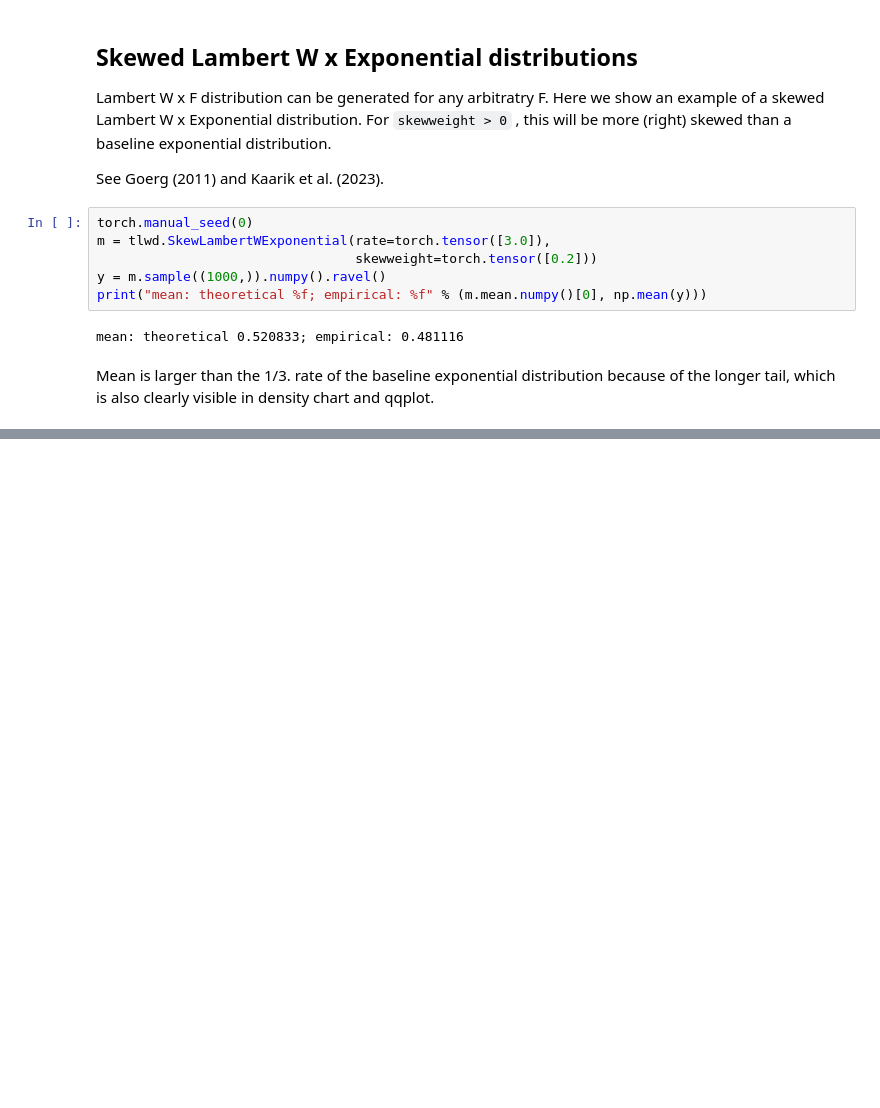
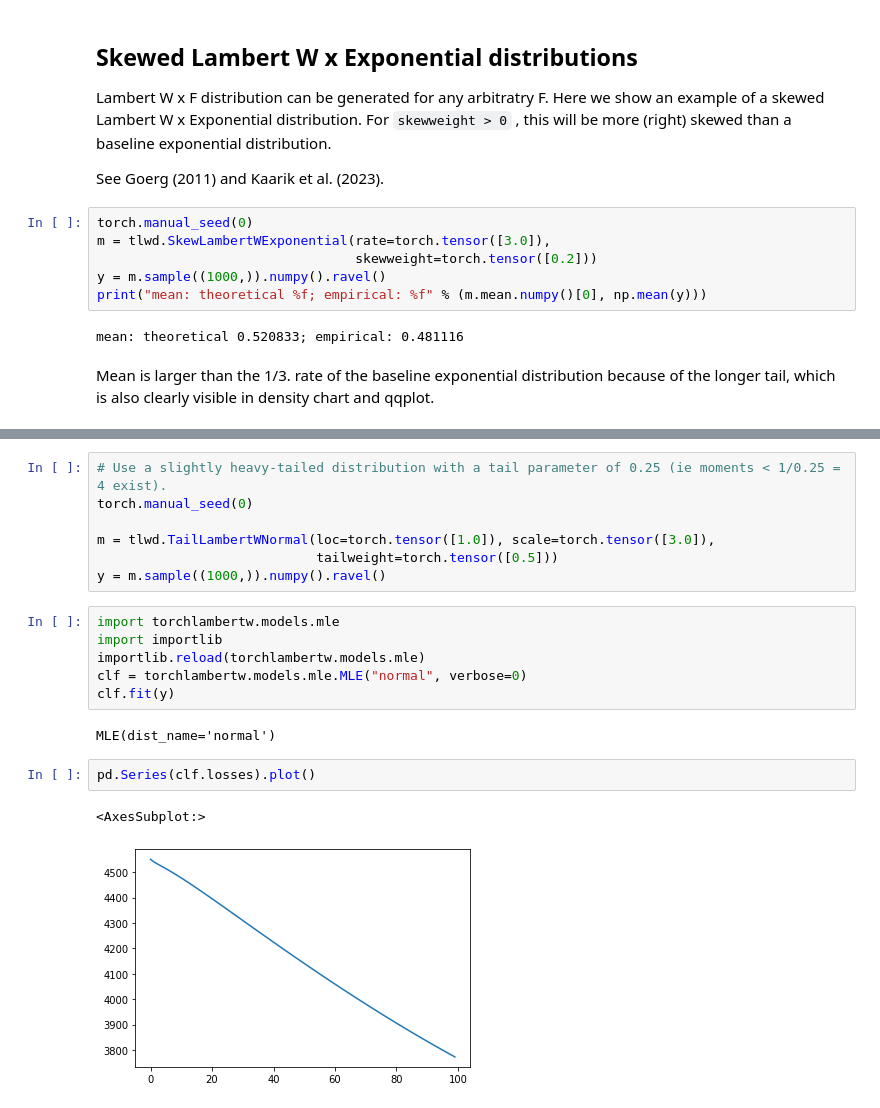
Before and after one commit to gmgeorg/torchlambertw, a Jupyter notebook: notebooks/demo-lambertw-f-distributions.ipynb, the cells around one changed output, grey strips where cells are left out. Drawn from its saved outputs; the diff is of its cells as text; blank space fills up the shorter version.

```diff
--- a/notebooks/demo-lambertw-f-distributions.ipynb
+++ b/notebooks/demo-lambertw-f-distributions.ipynb
@@ -145,0 +140,20 @@ plt.show()
+# %%
+# Use a slightly heavy-tailed distribution with a tail parameter of 0.25 (ie moments < 1/0.25 = 4 exist).
+torch.manual_seed(0)
+
+m = tlwd.TailLambertWNormal(loc=torch.tensor([1.0]), scale=torch.tensor([3.0]),
+                            tailweight=torch.tensor([0.5]))
+y = m.sample((1000,)).numpy().ravel()
+# %%
+import torchlambertw.models.mle
+import importlib
+importlib.reload(torchlambertw.models.mle)
+clf = torchlambertw.models.mle.MLE("normal", verbose=0)
+clf.fit(y)
+# %% [output]
+MLE(dist_name='normal')
+# %%
+pd.Series(clf.losses).plot()
+# %% [output]
+<AxesSubplot:>
+[figure, added]
```
Also changed, not shown: parts of 10 cells of this notebook, 1 other file.
